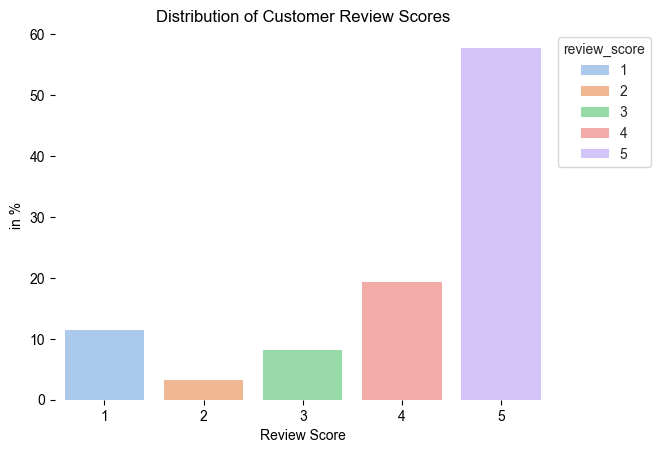
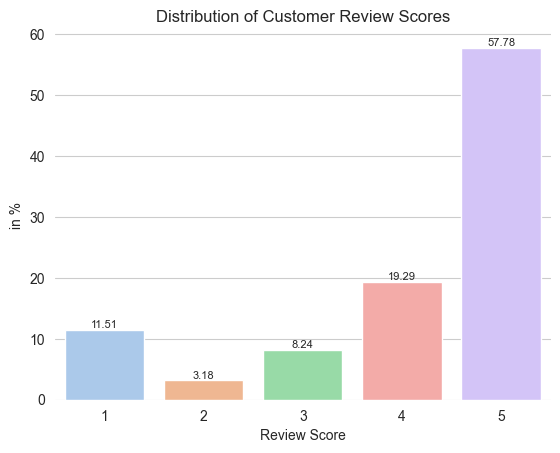
The notebook cell's code change between the first figure and the second:
--- before
+++ after
@@ -1,8 +1,27 @@
-ax = sns.barplot(x='review_score', y='score_perc',
-                 data=df, hue='review_score', palette='pastel')
+ax = sns.barplot(
+    x='review_score', 
+    y='score_perc',
+    data=df, 
+    hue='review_score', 
+    palette='pastel', 
+    errorbar = None, 
+    legend = False
+)
+
+plt.title('Distribution of Customer Review Scores')
+
+ax.set(
+    xlabel = 'Review Score', 
+    ylabel = 'in %'
+)
+
+for container in ax.containers:
+    ax.bar_label(container, fontsize=8)
+
 sns.set_style('whitegrid')
-ax.set(xlabel = 'Review Score', ylabel = 'in %')
-plt.title('Distribution of Customer Review Scores')
-sns.move_legend(ax, "upper left", bbox_to_anchor=(1, 1))
+
+#sns.move_legend(ax, "upper left", bbox_to_anchor=(1, 1)) optional legend positioned besides the plot
+
 sns.despine(top=True, right=True, left=True, bottom=True)
-plt.show
+
+plt.show()

Commit: Update Olist DB Notebook